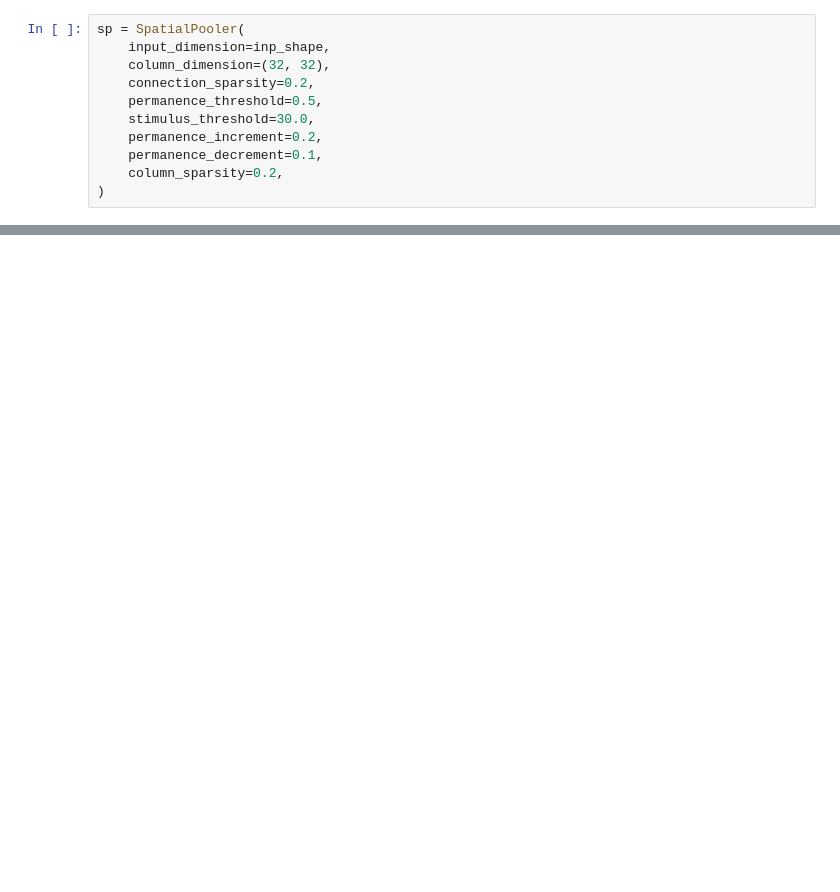
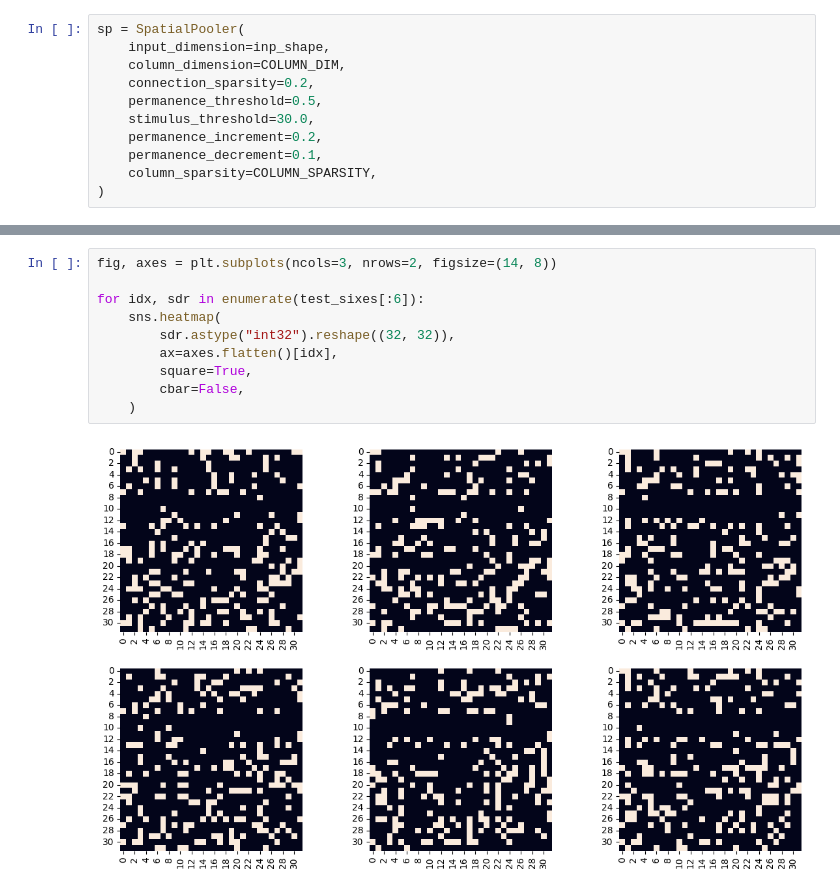
Before and after one commit to MoShrank/bachelor-thesis-research, a Jupyter notebook: Spatial Pooling.ipynb, the cells around one changed output, grey strips where cells are left out. Cells and saved outputs as stored; diff of their text form; blank space fills up the shorter version.

```diff
--- a/Spatial Pooling.ipynb
+++ b/Spatial Pooling.ipynb
@@ -52,13 +54,13 @@ sns.heatmap(sample)
 # %%
 sp = SpatialPooler(
     input_dimension=inp_shape,
-    column_dimension=(32, 32),
+    column_dimension=COLUMN_DIM,
     connection_sparsity=0.2,
     permanence_threshold=0.5,
     stimulus_threshold=30.0,
     permanence_increment=0.2,
     permanence_decrement=0.1,
-    column_sparsity=0.2,
+    column_sparsity=COLUMN_SPARSITY,
 )
 # %% [output]
 [interactive output not drawn]
@@ -113,0 +174,12 @@ s_sdrs = get_sdrs(sixes)
+# %%
+fig, axes = plt.subplots(ncols=3, nrows=2, figsize=(14, 8))
+
+for idx, sdr in enumerate(test_sixes[:6]):
+    sns.heatmap(
+        sdr.astype("int32").reshape((32, 32)),
+        ax=axes.flatten()[idx],
+        square=True,
+        cbar=False,
+    )
+# %% [output]
+[figure, added]
```
Also changed, not shown: parts of 36 cells of this notebook.
